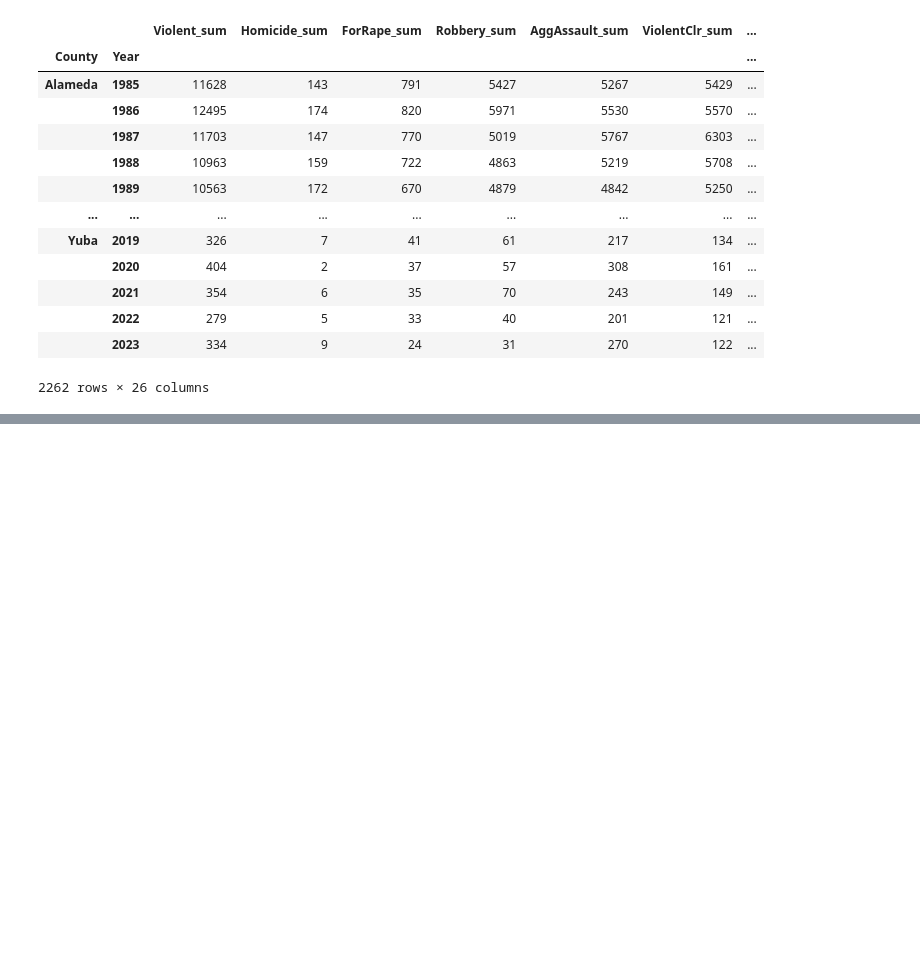
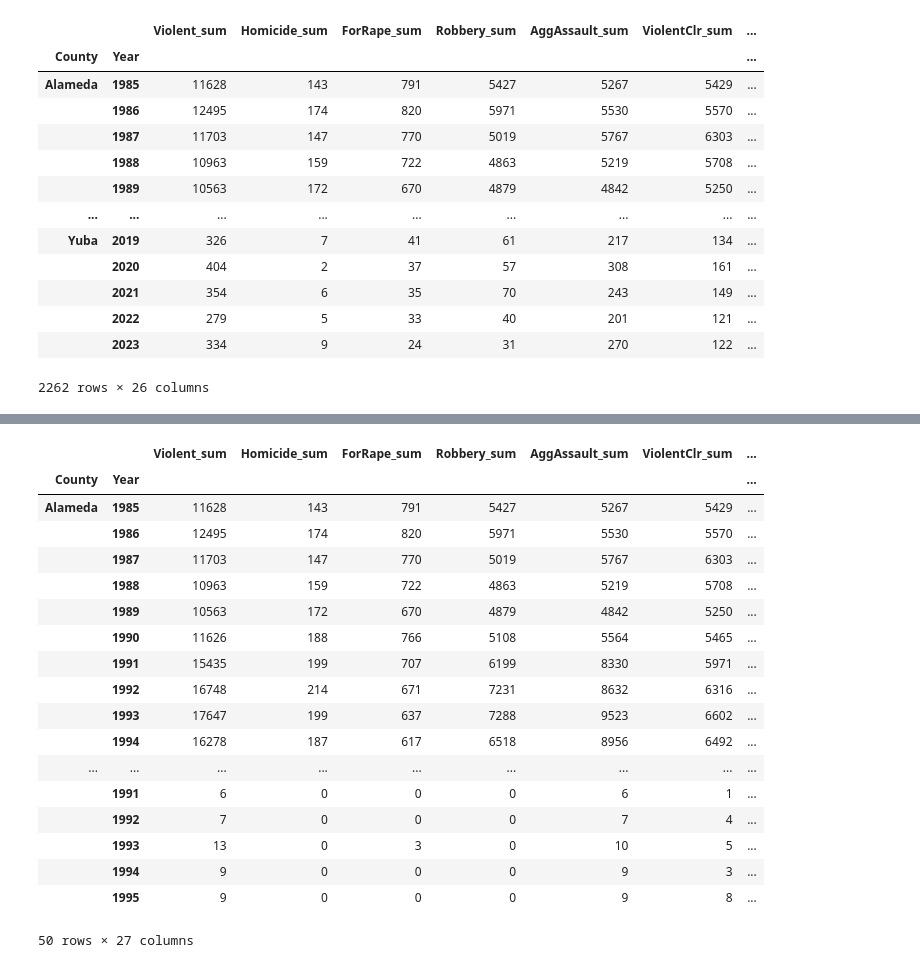
Before and after one commit to git-loa/CrimePatternsProject, a Jupyter notebook: data-exploration/data_engineering.ipynb, the cells around one changed output, grey strips where cells are left out. Saved outputs shown, nothing was run; the diff lists cells and outputs as text; code cells hidden in the pictures; blank space fills up the shorter version.

```diff
--- a/data-exploration/data_engineering.ipynb
+++ b/data-exploration/data_engineering.ipynb
@@ -484,0 +546,24 @@ crime_data_df
+# %%
+# Define the directory with the excel files
+
+directory = "../data/Age"
+
+age_dfs = {}
+
+for filename in os.listdir(directory):
+    # print(filename)
+    file_path = os.path.join(directory, filename)
+    raw_data = pd.read_excel(file_path, sheet_name="Data", header=[0, 1])
+    tranpose = raw_data.T
+    tranpose.columns = tranpose.iloc[0]
+    tranpose = tranpose[1:]
+    tranpose = tranpose.reset_index()
+    tranpose = tranpose.rename(columns={"level_0": "County"})
+    tranpose["County"] = tranpose["County"].apply(
+        lambda x: x.replace(" County, California", "").strip()
+    )
+    year = filename.strip("Age_, .xlsx")
+    tranpose["Year"] = year
+    tranpose.set_index(["County", "Year"], inplace=True)
+    # tranpose = tranpose.drop['SUMMARY INDICATORS','PERCENT ALLOCATED','Sex', 'Age']
+    age_dfs[year] = tranpose
@@ -484,0 +590,3 @@ crime_data_df
+# %%
+combined_age_dfs = pd.concat(age_dfs.values(), axis=0)
+combined_age_dfs.head()
@@ -484,0 +618,26 @@ crime_data_df
+# %%
+crime_data_df["median_age"] = combined_age_dfs[combined_age_dfs["level_1"] == "Total"][
+    "Median age (years)"
+]
+# %%
+crime_data_df.head(50)
+# %% [output]
+|  |  | Violent_sum | Homicide_sum | ForRape_sum | Robbery_sum | AggAssault_sum | ViolentClr_sum | ... |
+| County | Year |  |  |  |  |  |  | ... |
+| Alameda | 1985 | 11628 | 143 | 791 | 5427 | 5267 | 5429 | ... |
+|  | 1986 | 12495 | 174 | 820 | 5971 | 5530 | 5570 | ... |
+|  | 1987 | 11703 | 147 | 770 | 5019 | 5767 | 6303 | ... |
+|  | 1988 | 10963 | 159 | 722 | 4863 | 5219 | 5708 | ... |
+|  | 1989 | 10563 | 172 | 670 | 4879 | 4842 | 5250 | ... |
+|  | 1990 | 11626 | 188 | 766 | 5108 | 5564 | 5465 | ... |
+|  | 1991 | 15435 | 199 | 707 | 6199 | 8330 | 5971 | ... |
+|  | 1992 | 16748 | 214 | 671 | 7231 | 8632 | 6316 | ... |
+|  | 1993 | 17647 | 199 | 637 | 7288 | 9523 | 6602 | ... |
+|  | 1994 | 16278 | 187 | 617 | 6518 | 8956 | 6492 | ... |
+| ... | ... | ... | ... | ... | ... | ... | ... | ... |
+|  | 1991 | 6 | 0 | 0 | 0 | 6 | 1 | ... |
+|  | 1992 | 7 | 0 | 0 | 0 | 7 | 4 | ... |
+|  | 1993 | 13 | 0 | 3 | 0 | 10 | 5 | ... |
+|  | 1994 | 9 | 0 | 0 | 0 | 9 | 3 | ... |
+|  | 1995 | 9 | 0 | 0 | 0 | 9 | 8 | ... |
+50 rows × 27 columns
```
Also changed, not shown: parts of 25 cells of this notebook, 28 other files.
